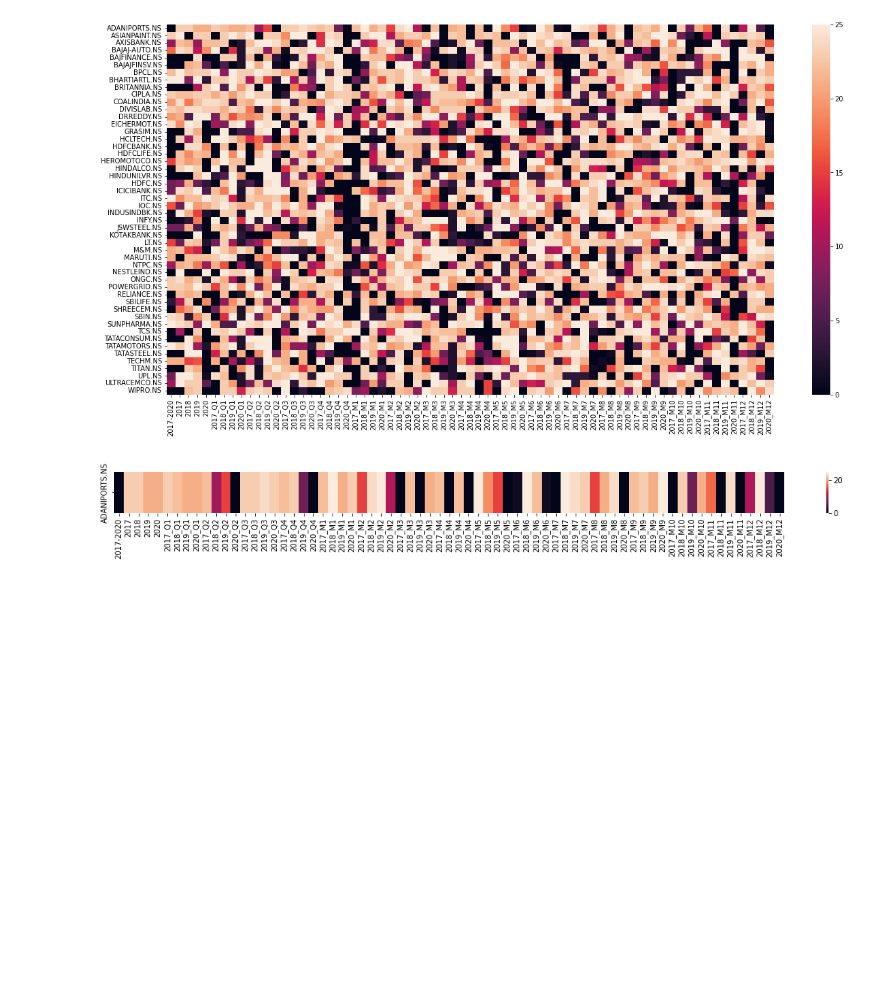
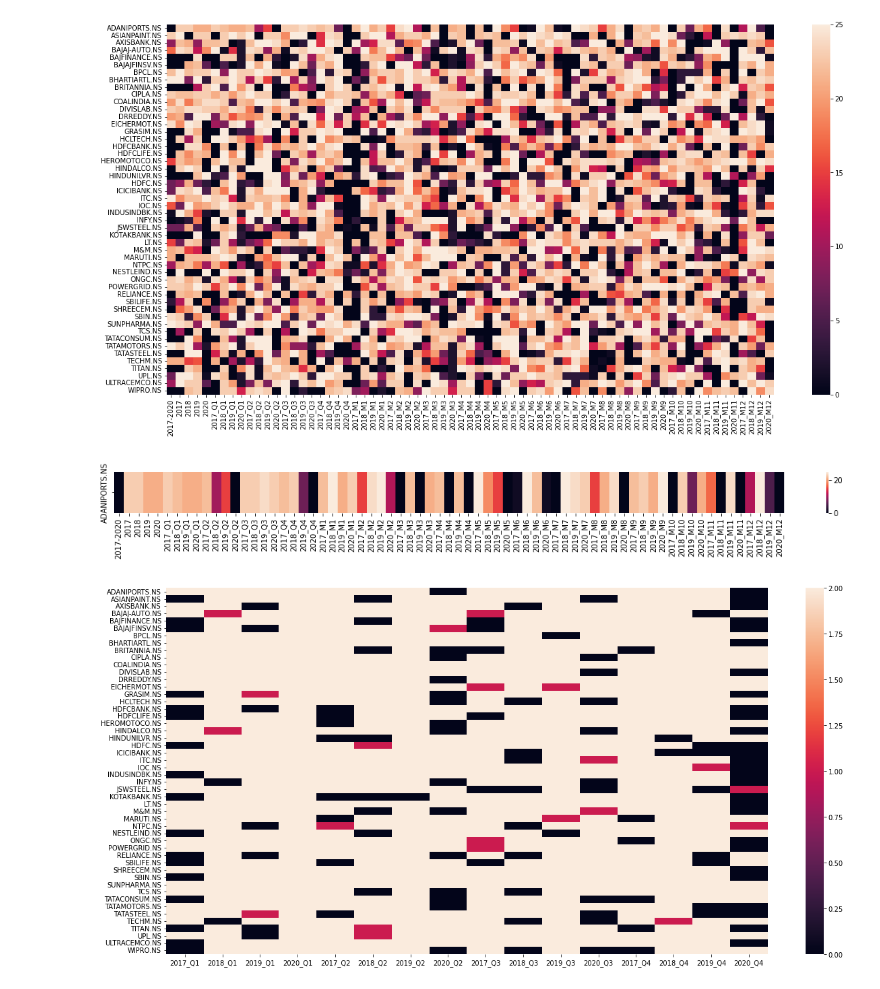
Before and after one commit to Varun487/AIAlgoTrading, a Jupyter notebook: research/baselines/ModelsInferences.ipynb, the cells around one changed output. Drawn from its saved outputs; the diff is of its cells as text; code cells hidden in the pictures; blank space fills up the shorter version.

```diff
--- a/research/baselines/ModelsInferences.ipynb
+++ b/research/baselines/ModelsInferences.ipynb
@@ -233,3 +248,9 @@ y_axis_labels = best_strategy['ticker'][0]
 r = sns.heatmap(best_strategy[best_strategy['ticker'] == 'ADANIPORTS.NS'].drop(['ticker'], axis='columns'), yticklabels=[y_axis_labels], vmin=0, vmax=25)
 # %% [output]
 [figure]
+# %%
+fig = plt.figure(figsize=(20, 10))
+y_axis_labels = best_strategy['ticker']
+r = sns.heatmap(best_strategy.drop([col for col in best_strategy.columns if 'Q' not in list(col)], axis='columns'), yticklabels=y_axis_labels, vmin=0, vmax=2)
+# %% [output]
+[figure, added]
```
Also changed, not shown: parts of 2 cells of this notebook, 3 other files.
